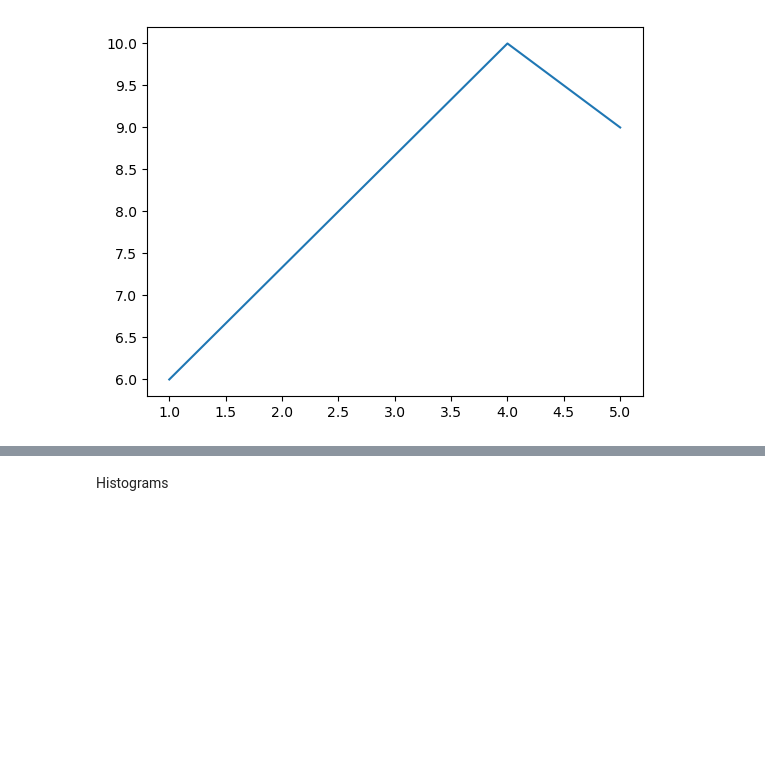
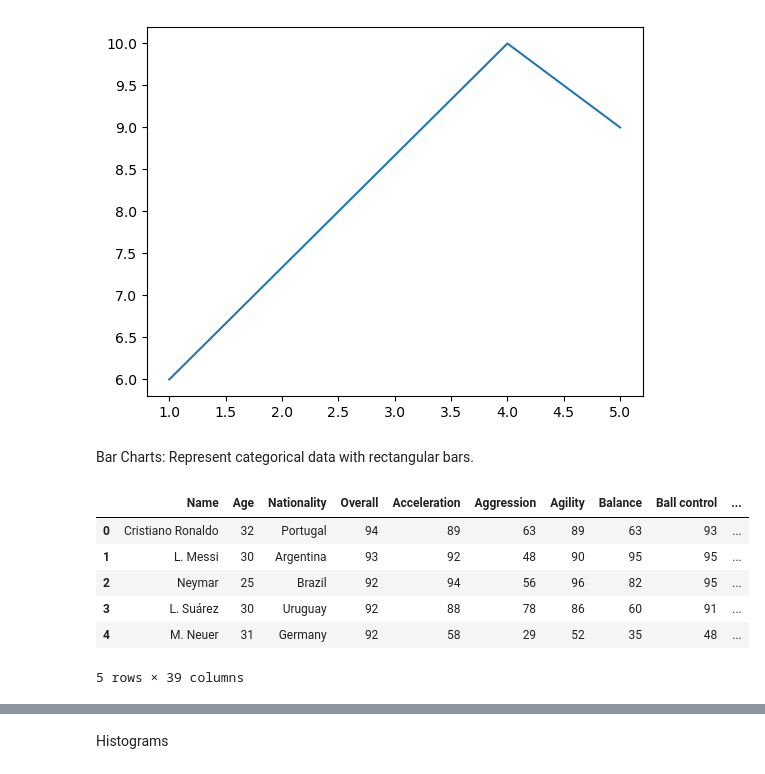
Before and after one commit to Niklauzi/altschool-sod-circle-111-project, a Jupyter notebook: Altschool-sod-circle-111-project.ipynb, the cells around one changed output, grey strips where cells are left out. Cells and saved outputs as stored; diff of their text form; code cells hidden in the pictures; blank space fills up the shorter version.

```diff
--- a/Altschool-sod-circle-111-project.ipynb
+++ b/Altschool-sod-circle-111-project.ipynb
@@ -90,0 +87,2 @@ Represent categorical data with rectangular bars.
+# %% [markdown]
+Bar Charts: Represent categorical data with rectangular bars.
@@ -90,0 +92,11 @@ Represent categorical data with rectangular bars.
+# %%
+# checking the data
+stats.head()
+# %% [output]
+|  | Name | Age | Nationality | Overall | Acceleration | Aggression | Agility | Balance | Ball control | ... |
+| 0 | Cristiano Ronaldo | 32 | Portugal | 94 | 89 | 63 | 89 | 63 | 93 | ... |
+| 1 | L. Messi | 30 | Argentina | 93 | 92 | 48 | 90 | 95 | 95 | ... |
+| 2 | Neymar | 25 | Brazil | 92 | 94 | 56 | 96 | 82 | 95 | ... |
+| 3 | L. Suárez | 30 | Uruguay | 92 | 88 | 78 | 86 | 60 | 91 | ... |
+| 4 | M. Neuer | 31 | Germany | 92 | 58 | 29 | 52 | 35 | 48 | ... |
+5 rows × 39 columns
```
Also changed, not shown: parts of 6 cells of this notebook.
